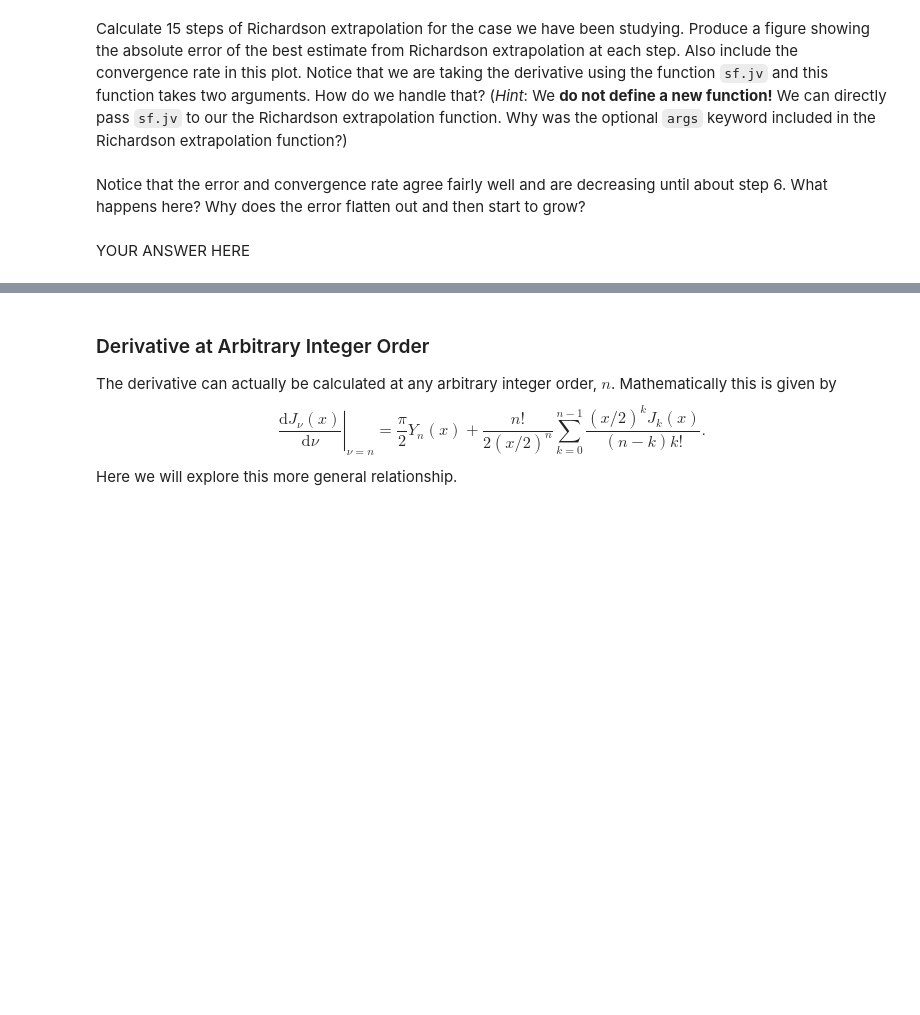
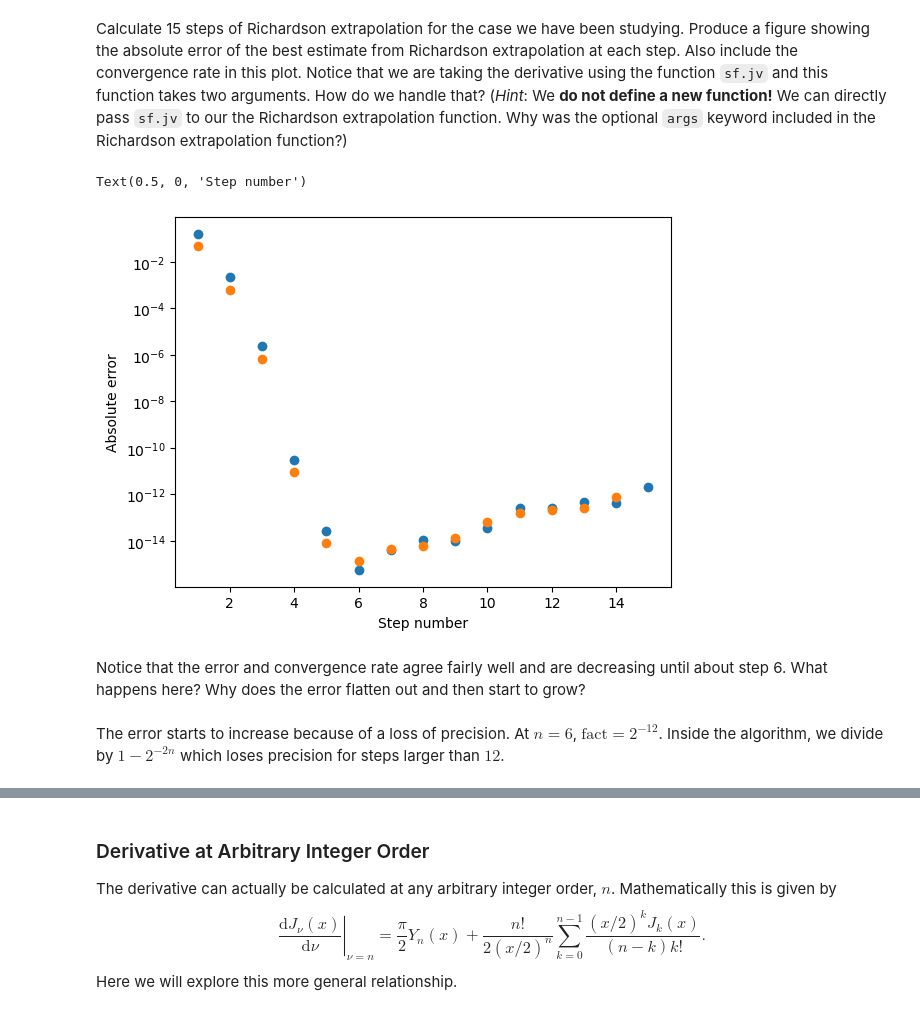
Before and after one commit to SerenaLynas/p250-spring-2026, a Jupyter notebook: labs/Lab03.ipynb, the cells around one changed output, grey strips where cells are left out. Drawn from its saved outputs; the diff is of its cells as text; code cells hidden in the pictures; blank space fills up the shorter version.

```diff
--- a/labs/Lab03.ipynb
+++ b/labs/Lab03.ipynb
@@ -251,6 +248,16 @@ raise NotImplementedError()
+# %%
+F = richardson_center(sf.jv, 0, 0.5, 15, (x,))
+plt.scatter(np.arange(1, 16), np.abs((analytic - np.diag(F)) / analytic))
+plt.scatter(np.arange(1, 15), np.abs(np.diff(np.diag(F))))
+plt.yscale('log')
+plt.ylabel('Absolute error')
+plt.xlabel('Step number')
+# %% [output]
+Text(0.5, 0, 'Step number')
+[figure, added]
 # %% [markdown]
 Notice that the error and convergence rate agree fairly well and are decreasing until about step 6.
 What happens here?
 Why does the error flatten out and then start to grow?
-# %% [markdown]
-YOUR ANSWER HERE
+# %% [markdown]
+The error starts to increase because of a loss of precision. At $n = 6$, $\text{fact} = 2^{-12}$. Inside the algorithm, we divide by $1 - 2^{-2n}$ which loses precision for steps larger than $12$.
```
Also changed, not shown: parts of 12 cells of this notebook.
